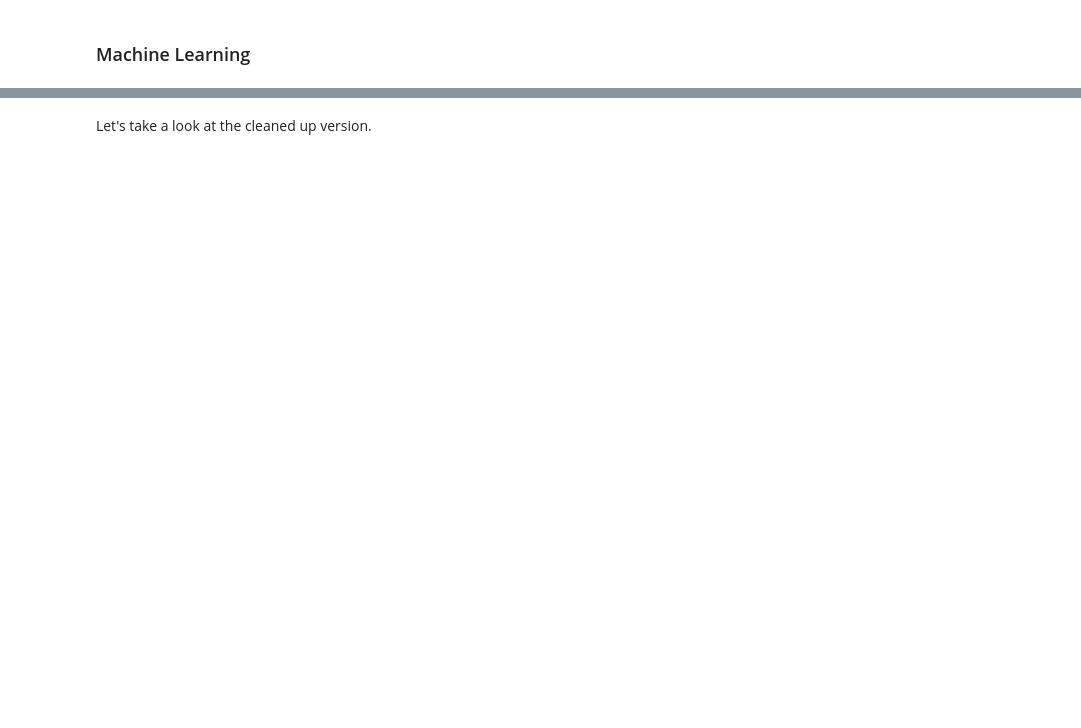
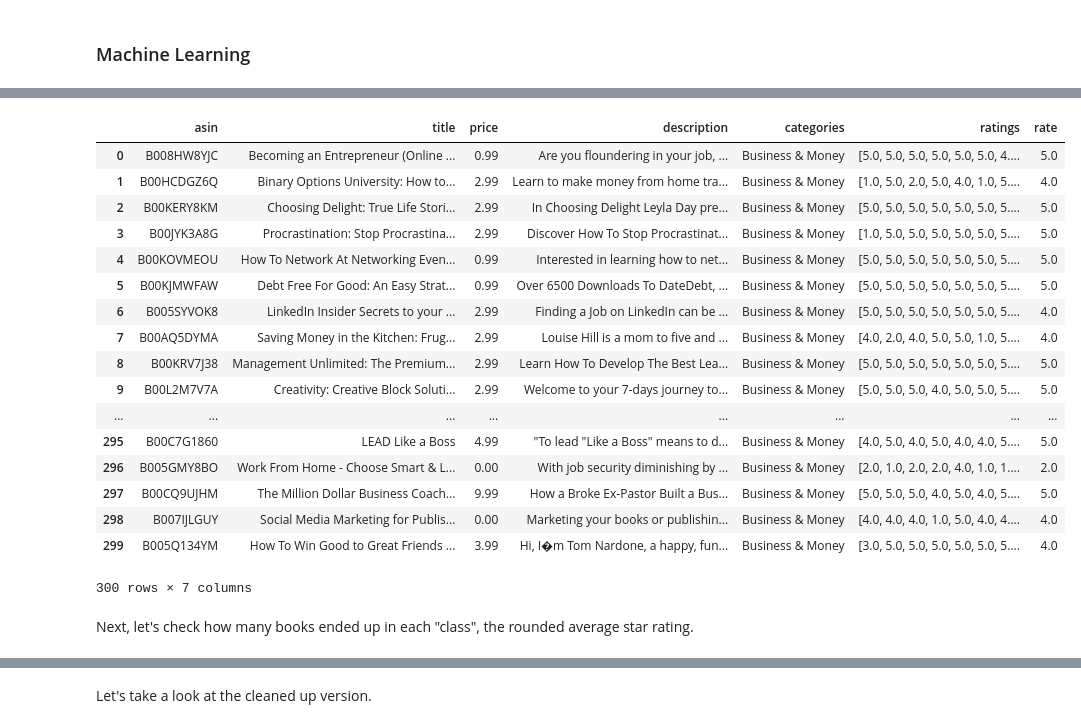
Before and after one commit to kathrynhamilton/207finalproject, a Jupyter notebook: w207_final_project.ipynb, the cells around one changed output, grey strips where cells are left out. Drawn from its saved outputs; the diff is of its cells as text; code cells hidden in the pictures; blank space fills up the shorter version.

```diff
--- a/w207_final_project.ipynb
+++ b/w207_final_project.ipynb
@@ -664,0 +685,23 @@ for i in range(0,len(fifty_test)):   # for each training example
+# %%
+busi_few   # print Few dataframe
+# %% [output]
+|  | asin | title | price | description | categories | ratings | rate |
+| 0 | B008HW8YJC | Becoming an Entrepreneur (Online ... | 0.99 | Are you floundering in your job, ... | Business & Money | [5.0, 5.0, 5.0, 5.0, 5.0, 5.0, 4.... | 5.0 |
+| 1 | B00HCDGZ6Q | Binary Options University: How to... | 2.99 | Learn to make money from home tra... | Business & Money | [1.0, 5.0, 2.0, 5.0, 4.0, 1.0, 5.... | 4.0 |
+| 2 | B00KERY8KM | Choosing Delight: True Life Stori... | 2.99 | In Choosing Delight Leyla Day pre... | Business & Money | [5.0, 5.0, 5.0, 5.0, 5.0, 5.0, 5.... | 5.0 |
+| 3 | B00JYK3A8G | Procrastination: Stop Procrastina... | 2.99 | Discover How To Stop Procrastinat... | Business & Money | [1.0, 5.0, 5.0, 5.0, 5.0, 5.0, 5.... | 5.0 |
+| 4 | B00KOVMEOU | How To Network At Networking Even... | 0.99 | Interested in learning how to net... | Business & Money | [5.0, 5.0, 5.0, 5.0, 5.0, 5.0, 5.... | 5.0 |
+| 5 | B00KJMWFAW | Debt Free For Good: An Easy Strat... | 0.99 | Over 6500 Downloads To DateDebt, ... | Business & Money | [5.0, 5.0, 5.0, 5.0, 5.0, 5.0, 5.... | 5.0 |
+| 6 | B005SYVOK8 | LinkedIn Insider Secrets to your ... | 2.99 | Finding a Job on LinkedIn can be ... | Business & Money | [5.0, 5.0, 5.0, 5.0, 5.0, 5.0, 5.... | 4.0 |
+| 7 | B00AQ5DYMA | Saving Money in the Kitchen: Frug... | 2.99 | Louise Hill is a mom to five and ... | Business & Money | [4.0, 2.0, 4.0, 5.0, 5.0, 1.0, 5.... | 4.0 |
+| 8 | B00KRV7J38 | Management Unlimited: The Premium... | 2.99 | Learn How To Develop The Best Lea... | Business & Money | [5.0, 5.0, 5.0, 5.0, 5.0, 5.0, 5.... | 5.0 |
+| 9 | B00L2M7V7A | Creativity: Creative Block Soluti... | 2.99 | Welcome to your 7-days journey to... | Business & Money | [5.0, 5.0, 5.0, 4.0, 5.0, 5.0, 5.... | 5.0 |
+| ... | ... | ... | ... | ... | ... | ... | ... |
+| 295 | B00C7G1860 | LEAD Like a Boss | 4.99 | "To lead "Like a Boss" means to d... | Business & Money | [4.0, 5.0, 4.0, 5.0, 4.0, 4.0, 5.... | 5.0 |
+| 296 | B005GMY8BO | Work From Home - Choose Smart & L... | 0.00 | With job security diminishing by ... | Business & Money | [2.0, 1.0, 2.0, 2.0, 4.0, 1.0, 1.... | 2.0 |
+| 297 | B00CQ9UJHM | The Million Dollar Business Coach... | 9.99 | How a Broke Ex-Pastor Built a Bus... | Business & Money | [5.0, 5.0, 5.0, 4.0, 5.0, 4.0, 5.... | 5.0 |
+| 298 | B007IJLGUY | Social Media Marketing for Publis... | 0.00 | Marketing your books or publishin... | Business & Money | [4.0, 4.0, 4.0, 1.0, 5.0, 4.0, 4.... | 4.0 |
+| 299 | B005Q134YM | How To Win Good to Great Friends ... | 3.99 | Hi, I�m Tom Nardone, a happy, fun... | Business & Money | [3.0, 5.0, 5.0, 5.0, 5.0, 5.0, 5.... | 4.0 |
+300 rows × 7 columns
+# %% [markdown]
+Next, let's check how many books ended up in each "class", the rounded average star rating.
```
Also changed, not shown: parts of 149 cells of this notebook, 3 other files.
